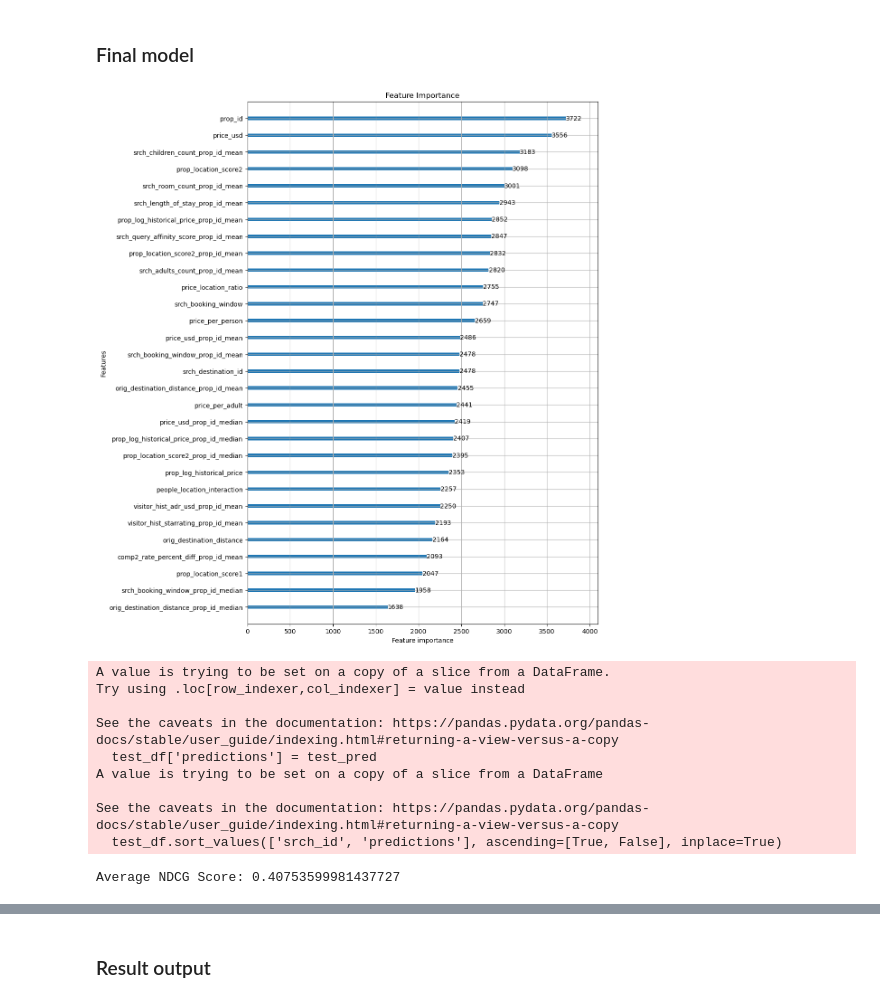
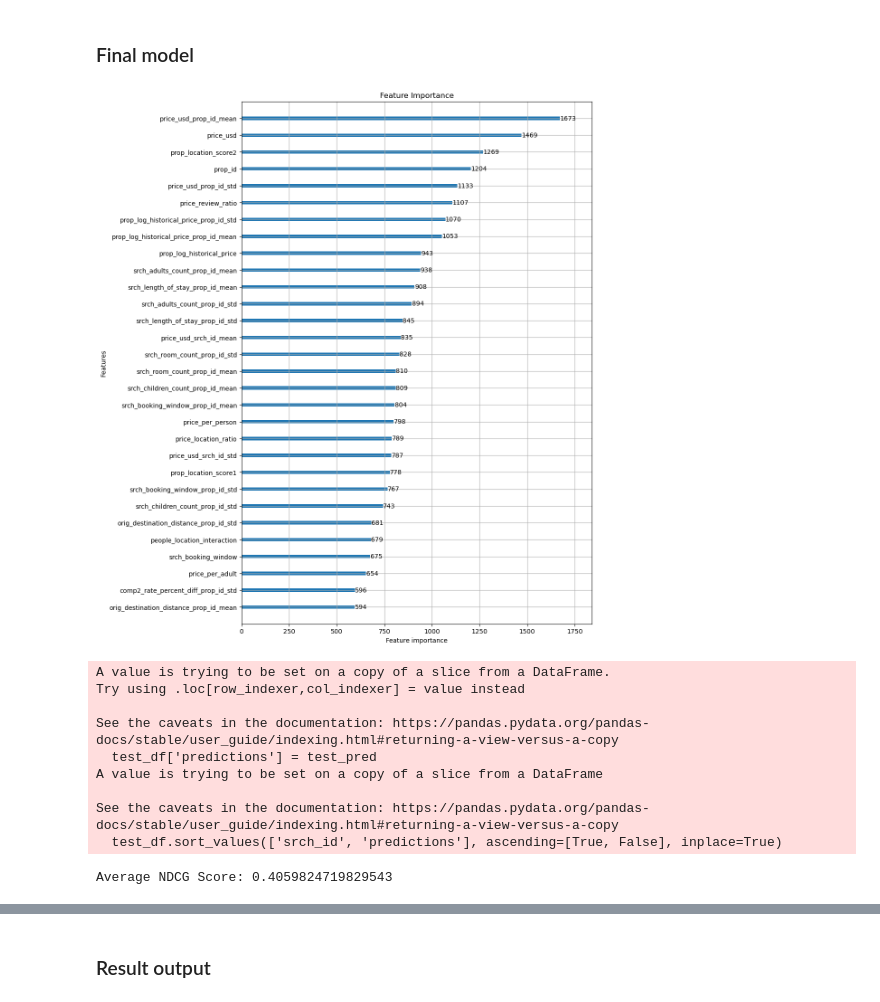
Before and after one commit to Ly-MX15/DMT-Assignment-2, a Jupyter notebook: Menghan's part/model_lightgbm.ipynb, the cells around one changed output, grey strips where cells are left out. Saved outputs shown, nothing was run; the diff lists cells and outputs as text; code cells hidden in the pictures.

```diff
--- a/Menghan's part/model_lightgbm.ipynb
+++ b/Menghan's part/model_lightgbm.ipynb
@@ -58,9 +69,11 @@ Columns with NA values and their counts:
 # %%
-A = ['srch_length_of_stay', 'srch_booking_window', 'srch_adults_count', 'srch_children_count', 'srch_room_count']
-B = ['_srch_destination_id_', 'srch_id']
-C = ['median', 'mean', 'std']
+# this isnt needed anymore
+A =['prop_starrating', 'prop_review_score', 'prop_location_score1',
+            'prop_location_score2', 'price_usd']
+B = ['_srch_destination_id_']
+C = ['mean']
 
-columns_to_drop = [b + c for c in C for b in B]
+columns_to_drop = [a+ b + c  for a in A for c in C for b in B]
 print("Columns to drop:", columns_to_drop)
 df.drop(columns=columns_to_drop, errors='ignore', inplace=True)
 # %% [output]
@@ -130,21 +141,34 @@ val_data = lgb.Dataset(val_df[features], label=val_df['score'], group=val_df['sr
 test_data = lgb.Dataset(test_df[features], label=test_df['score'], group=test_df['srch_id'].value_counts().sort_index())
 # %%
 param_grid = {
-    'num_leaves': [150], 'max_depth': [13], 'min_child_samples': [180], 'learning_rate': [0.1], 'feature_fraction': [0.9],
-    'bagging_fraction': [0.9], 'bagging_freq': [3], 'reg_alpha': [5], 'reg_lambda': [10], 'num_iterations': [400],
+    'num_leaves': [100], 'max_depth': [13], 'min_child_samples': [180,200], 'learning_rate': [0.1], 'feature_fraction': [0.95],
+    'bagging_fraction': [0.9,0.93,0.95], 'bagging_freq': [3,4,5], 'reg_alpha': [1,5,10], 'reg_lambda': [1,5,10,20], 'num_iterations': [400],
 }
 
 # random search
 best_ndcg = 0
 best_params = None
 n_iterations = 50  # iterations for random search
-
-
+tested_params = set()
 
 for _ in range(n_iterations):
+    # Generate unique random parameter combination
     random_params = {k: random.choice(v) for k, v in param_grid.items()}
-    random_params.update({'objective': 'lambdarank', 'metric': 'ndcg', 'ndcg_eval_at': [5], 'verbose': -1,
-                          'boosting_type': 'gbdt', 'feature_pre_filter': False})
+    param_tuple = tuple(random_params.items())  # Convert to tuple to be hashable
+    if param_tuple in tested_params:
+        continue  # Skip this iteration if we've already tested these parameters
+    tested_params.add(param_tuple)  # Add new parameters to the set
+
+    # Additional parameters
+    random_params.update({
+        'objective': 'lambdarank',
+        'metric': 'ndcg',
+        'ndcg_eval_at': [5],
+        'verbose': -1,
+        'boosting_type': 'gbdt',
+        'feature_pre_filter': False
+    })
+
     print(random_params)
     bst = lgb.train(
         random_params,
@@ -264,39 +327,39 @@ train_data = lgb.Dataset(train_df[features], label=train_df['score'], group=trai
 test_data = lgb.Dataset(test_df[features], label=test_df['score'], group=test_df['srch_id'].value_counts().sort_index())
 
 # 设置模型参数
-params = {'num_leaves': 150, 'max_depth': 13, 'min_child_samples': 180, 'learning_rate': 0.1, 'feature_fraction': 0.9, 'bagging_fraction': 0.9, 'bagging_freq': 3, 'reg_alpha': 5, 'reg_lambda': 10, 'num_iterations': 600, 'objective': 'lambdarank', 'metric': 'ndcg', 'ndcg_eval_at': [5], 'verbose': -1, 'boosting_type': 'gbdt', 'feature_pre_filter': False}
+params = {'num_leaves': 110, 'max_depth': 13, 'min_child_samples': 190, 'learning_rate': 0.1, 'feature_fraction': 0.95, 'bagging_fraction': 0.93, 'bagging_freq': 3, 'reg_alpha': 10, 'reg_lambda': 5, 'num_iterations': 400, 'objective': 'lambdarank', 'metric': 'ndcg', 'ndcg_eval_at': [5], 'verbose': -1, 'boosting_type': 'gbdt', 'feature_pre_filter': False}
 
 # 训练模型
 num_round = 100
 bst = lgb.train(params, train_data, num_round, valid_sets=[test_data])
 
 lgb.plot_importance(bst, max_num_features=30, importance_type='split', figsize=(10, 15), title='Feature Importance')
 plt.show()
 # 预测测试集
 test_pred = bst.predict(test_df[features])
 
 # 评估模型，计算 NDCG 分数
 test_df['predictions'] = test_pred
 
 # 首先确保数据按照 srch_id 和 predictions 降序排序
 test_df.sort_values(['srch_id', 'predictions'], ascending=[True, False], inplace=True)
 
 # 分组并计算每个搜索会话的 NDCG
 grouped = test_df.groupby('srch_id')
 ndcg_scores = []
 
 for name, group in grouped:
     group = group.sort_values('predictions', ascending=False)
     true_relevance = group['score'].values
     scores_pred = group['predictions'].values
     # 计算当前搜索会话的 NDCG 分数，并追加到列表中
     if len(np.unique(true_relevance)) > 1:  # 只计算有正样本的会话
         ndcg_scores.append(ndcg_score([true_relevance], [scores_pred], k=5))
 
 average_ndcg = np.mean(ndcg_scores)
 print(f"Average NDCG Score: {average_ndcg}")
 # %% [output]
-[figure, old version]
+[figure, new version]
 A value is trying to be set on a copy of a slice from a DataFrame.
 Try using .loc[row_indexer,col_indexer] = value instead
 
@@ -306,7 +369,7 @@ A value is trying to be set on a copy of a slice from a DataFrame
 
 See the caveats in the documentation: https://pandas.pydata.org/pandas-docs/stable/user_guide/indexing.html#returning-a-view-versus-a-copy
   test_df.sort_values(['srch_id', 'predictions'], ascending=[True, False], inplace=True)
-Average NDCG Score: 0.40753599981437727
+Average NDCG Score: 0.4059824719829543
 # %%
 importance = bst.feature_importance(importance_type='split')
 feature_names = bst.feature_name()
```
Also changed, not shown: parts of 8 cells of this notebook, 4 other files.
